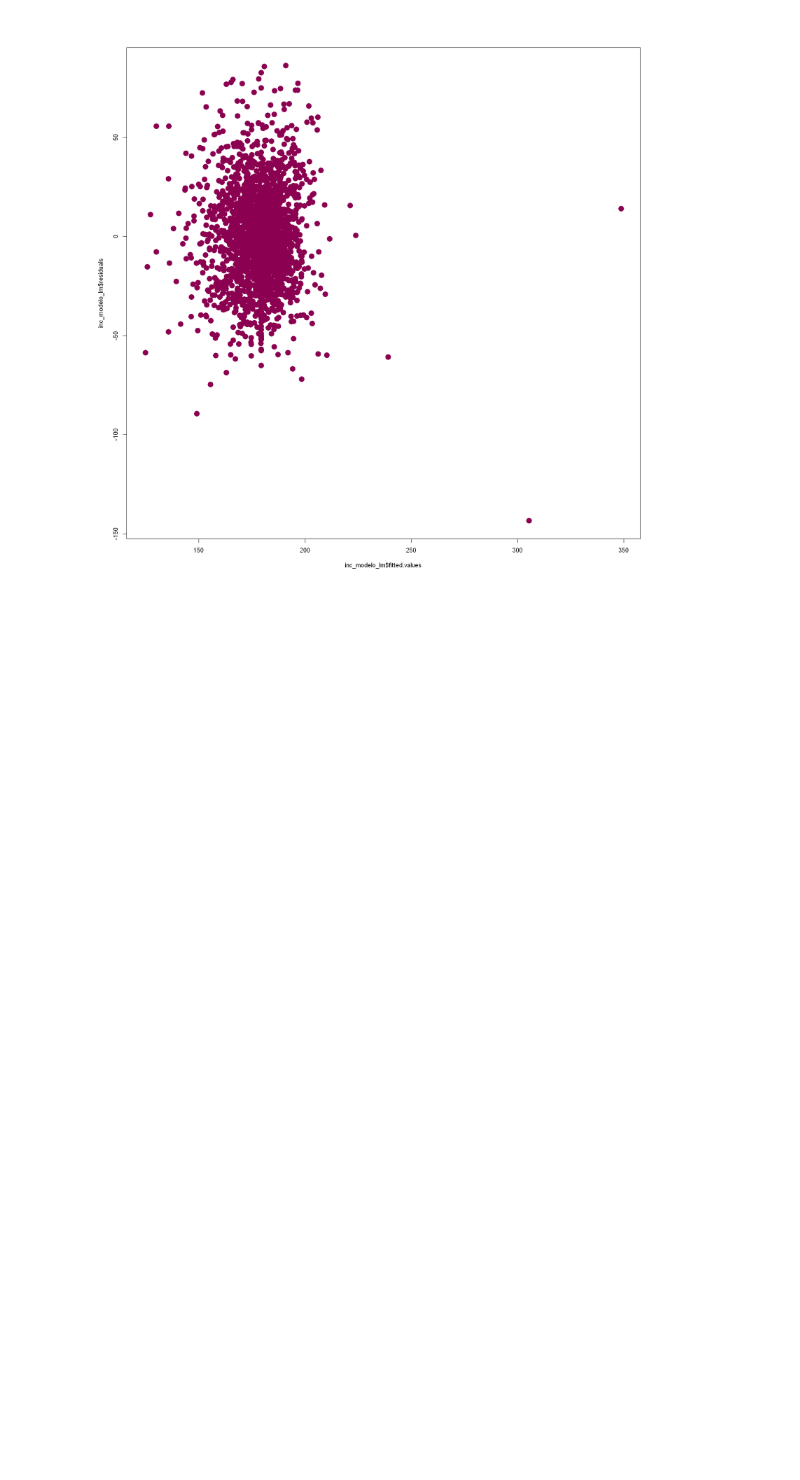
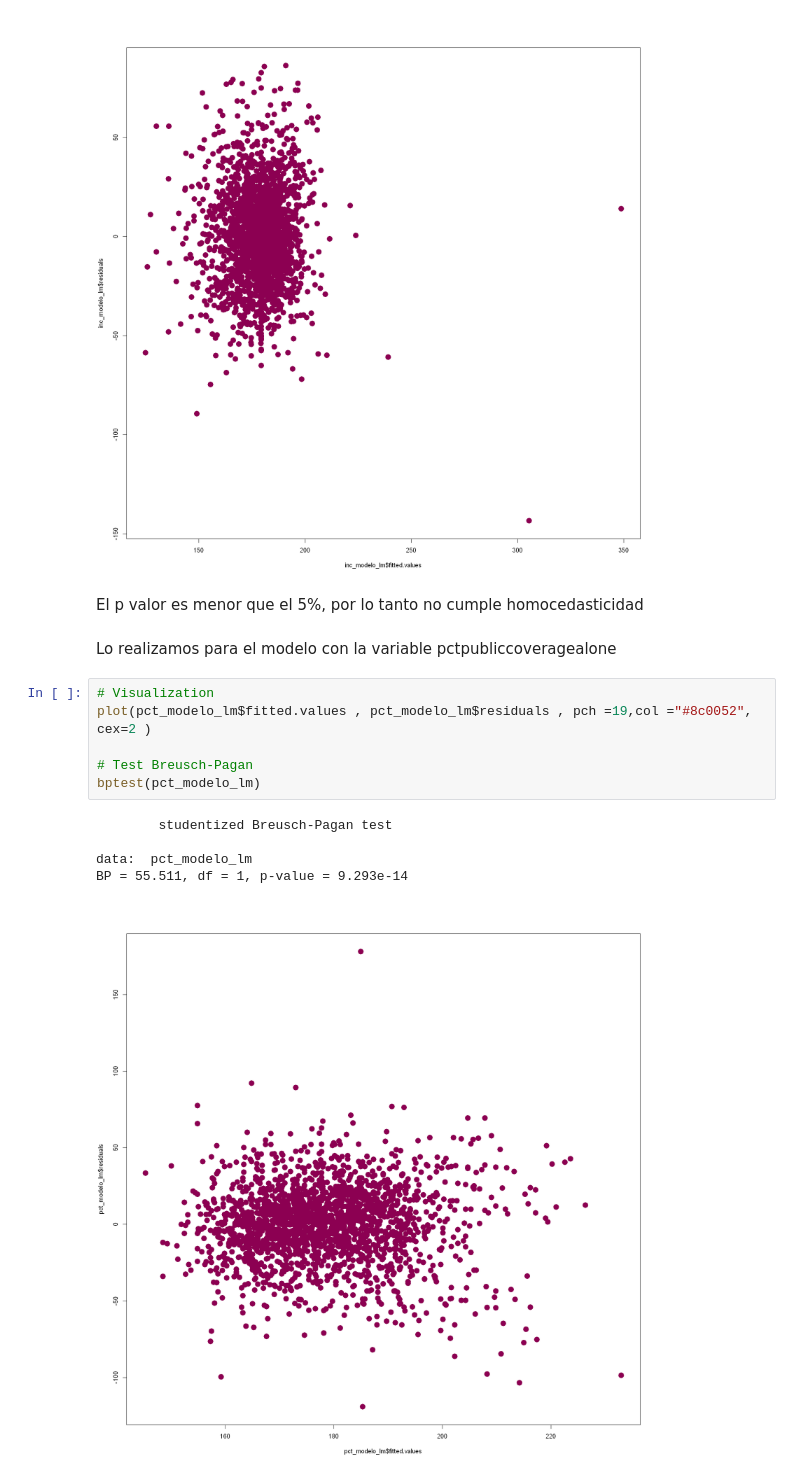
Before and after one commit to Didac-piferrer/MUDS, a Jupyter notebook: Estadistica/E4/MD004DidacPiferrerIglesiasAC04.ipynb, the cells around one changed output. Saved outputs shown, nothing was run; the diff lists cells and outputs as text; blank space fills up the shorter version.

```diff
--- a/Estadistica/E4/MD004DidacPiferrerIglesiasAC04.ipynb
+++ b/Estadistica/E4/MD004DidacPiferrerIglesiasAC04.ipynb
@@ -592,3 +601,19 @@ bptest(inc_modelo_lm)
 data:  inc_modelo_lm
 BP = 9.1835, df = 1, p-value = 0.002442
 [figure]
+# %% [markdown]
+El p valor es menor que el 5%, por lo tanto no cumple homocedasticidad
+# %% [markdown]
+Lo realizamos para el modelo con la variable pctpubliccoveragealone
+# %%
+# Visualization
+plot(pct_modelo_lm$fitted.values , pct_modelo_lm$residuals , pch =19,col ="#8c0052", cex=2 )
+
+# Test Breusch-Pagan
+bptest(pct_modelo_lm)
+# %% [output]
+        studentized Breusch-Pagan test
+
+data:  pct_modelo_lm
+BP = 55.511, df = 1, p-value = 9.293e-14
+[figure, added]
```
Also changed, not shown: parts of 23 cells of this notebook.
